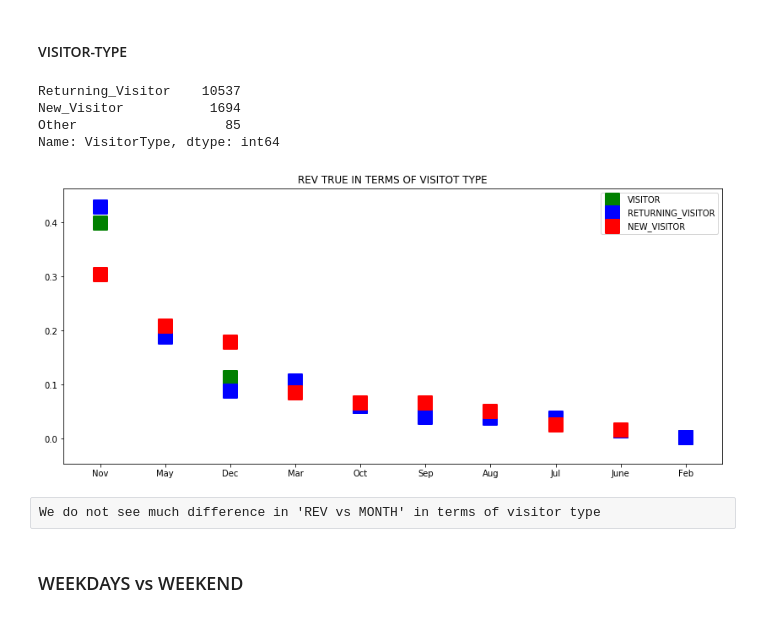
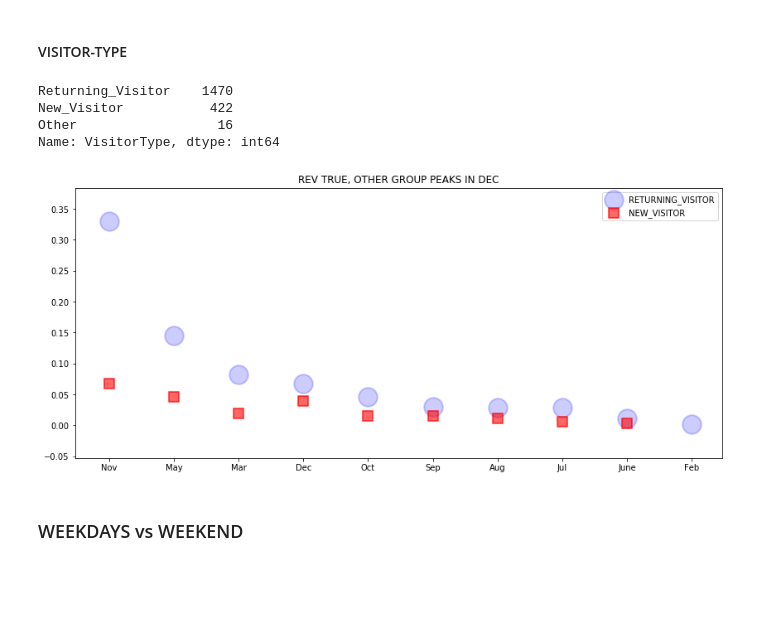
Before and after one commit to dsdata2000/shoppers_intention_dataset, a Jupyter notebook: shoppers-intension-final.ipynb, the cells around one changed output. Cells and saved outputs as stored; diff of their text form; code cells hidden in the pictures; blank space fills up the shorter version.

```diff
--- a/shoppers-intension-final.ipynb
+++ b/shoppers-intension-final.ipynb
@@ -295,35 +322,30 @@ plt.show()
 # %% [markdown]
 #### VISITOR-TYPE
 # %%
-df['VisitorType'].value_counts()
+df1['VisitorType'].value_counts()
 # %% [output]
-Returning_Visitor    10537
-New_Visitor           1694
-Other                   85
+Returning_Visitor    1470
+New_Visitor           422
+Other                  16
 Name: VisitorType, dtype: int64
 # %%
-x = np.array(df1['Month'].value_counts().index)
-y = np.array(df1['Month'].value_counts().values)/np.sum(np.array(df1['Month'].value_counts().values))
+df1_11 = df1[ df1['VisitorType']=='Returning_Visitor' ]
+x1 = np.array(df1_11['Month'].value_counts().index)
+y1 = np.array(df1_11['Month'].value_counts().values)/np.sum(np.array(df1['Month'].value_counts().values))
 
-df1_1 = df1[ df['VisitorType']=='Returning_Visitor' ]
-x1 = np.array(df1_1['Month'].value_counts().index)
-y1 = np.array(df1_1['Month'].value_counts().values)/np.sum(np.array(df1_1['Month'].value_counts().values))
-
-df1_1 = df1[ df['VisitorType']=='New_Visitor' ]
-x2 = np.array(df1_1['Month'].value_counts().index)
-y2 = np.array(df1_1['Month'].value_counts().values)/np.sum(np.array(df1_1['Month'].value_counts().values))
+df1_2 = df1[ df1['VisitorType']=='New_Visitor' ]
+x2 = np.array(df1_2['Month'].value_counts().index)
+y2 = np.array(df1_2['Month'].value_counts().values)/np.sum(np.array(df1['Month'].value_counts().values))
 
 plt.figure(figsize=(14,6))
-plt.scatter(x,y, s=2**8, c='green', marker='s',linewidths=2, label='VISITOR')
-plt.scatter(x1,y1, s=2**8, c='blue', marker='s',linewidths=2, label='RETURNING_VISITOR')
-plt.scatter(x2,y2, s=2**8, c='red', marker='s',linewidths=2, label='NEW_VISITOR')
+plt.scatter(x1,y1,label='RETURNING_VISITOR',s=2**9, c='blue', marker='o',linewidths=2, alpha=0.2, facecolor=None)
+plt.scatter(x2,y2,label='NEW_VISITOR', s=2**7, c='red', marker='s',linewidths=2,alpha=0.6,facecolor=None )
+
 plt.legend()
-plt.title('REV TRUE IN TERMS OF VISITOT TYPE')
+plt.title('REV TRUE, OTHER GROUP PEAKS IN DEC')
 plt.show()
 # %% [output]
-[figure, old version]
+[figure, new version]
-# %% [raw]
-We do not see much difference in 'REV vs MONTH' in terms of visitor type
 # %% [markdown]
 ### WEEKDAYS vs WEEKEND
 # %%
```
Also changed, not shown: parts of 61 cells of this notebook.
